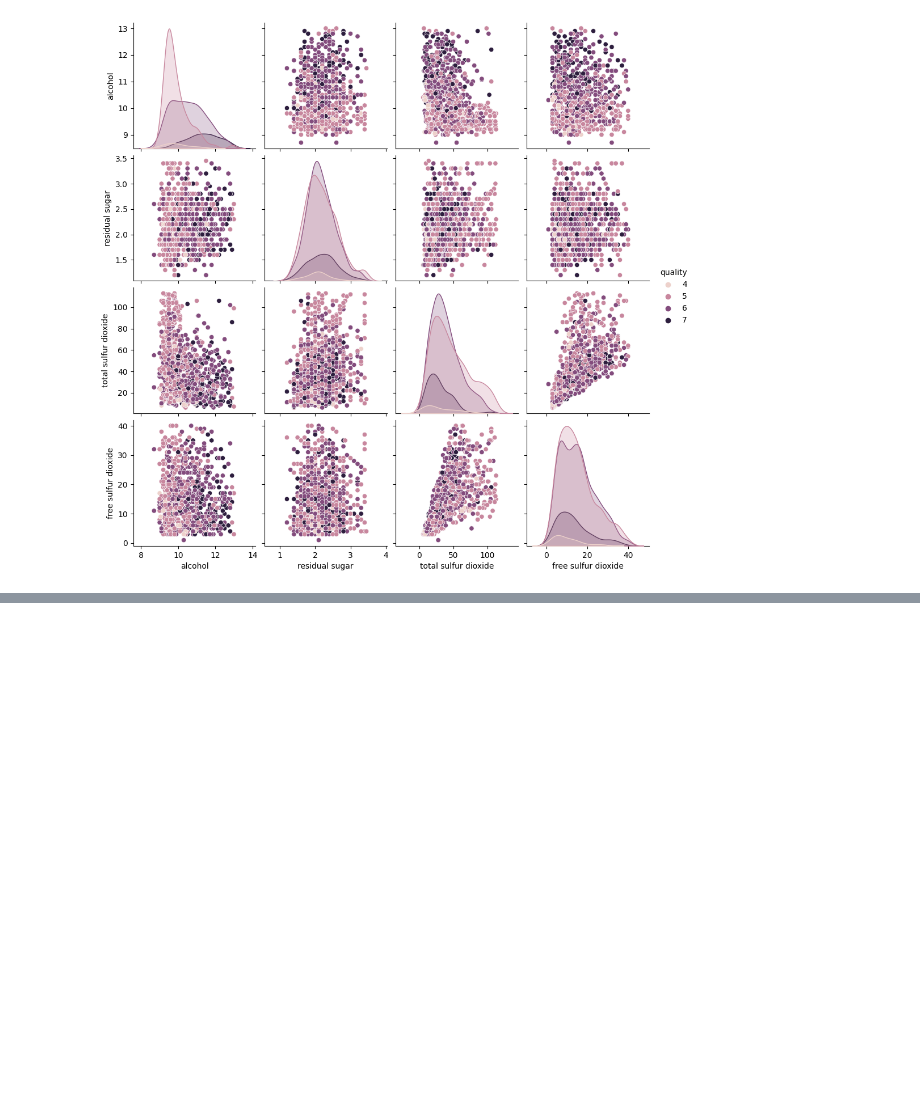
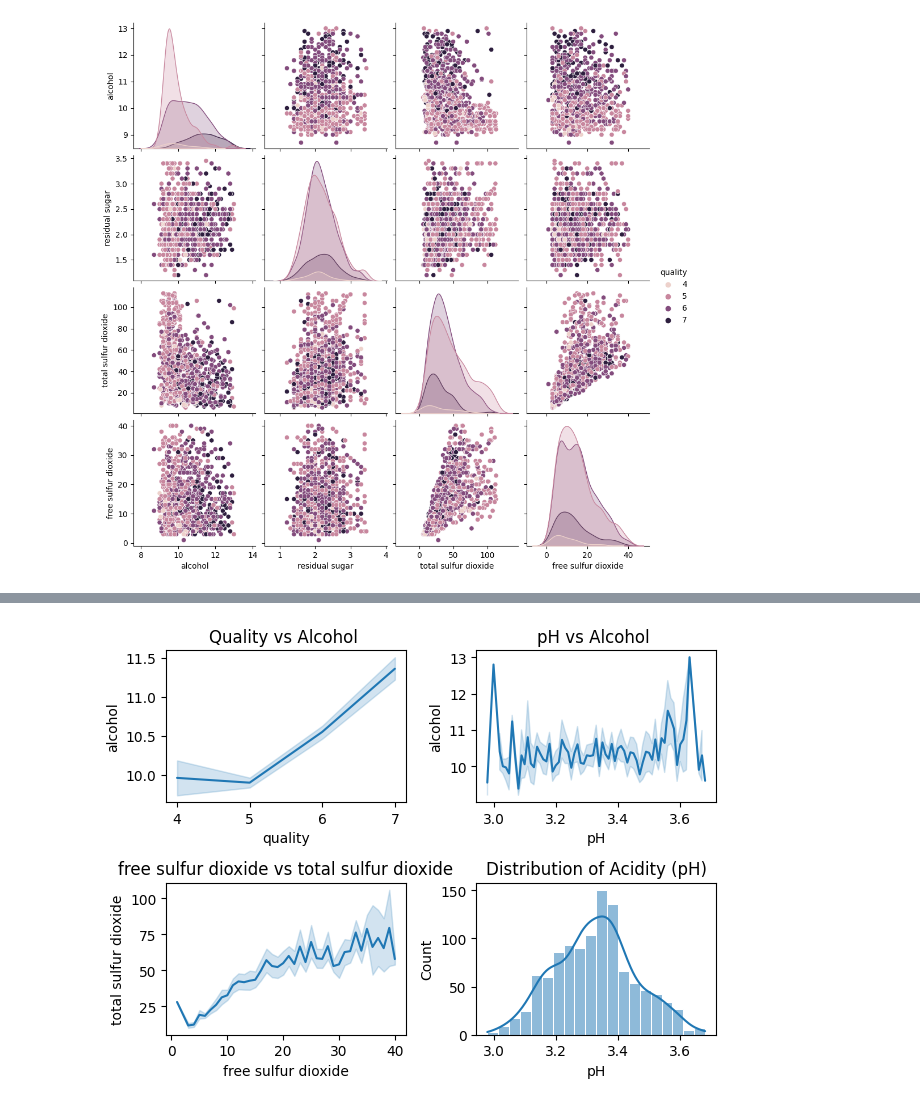
Before and after one commit to shyam007-srec/Sonar-Rock-vs-Mine-Prediction---Machine-Learning-Project, a Jupyter notebook: wine-preditction.ipynb, the cells around one changed output, grey strips where cells are left out. Cells and saved outputs as stored; diff of their text form; code cells hidden in the pictures; blank space fills up the shorter version.

```diff
--- a/wine-preditction.ipynb
+++ b/wine-preditction.ipynb
@@ -196,0 +229,23 @@ plt.show()
+# %%
+fig,ax = plt.subplots(2,2)
+
+sns.set_style('ticks')
+sns.lineplot(data=df, x="quality", y='alcohol', ax=ax[0,0])
+ax[0,0].set_title('Quality vs Alcohol ')
+
+
+
+sns.lineplot(data=df, x="pH", y='alcohol', ax=ax[0,1])
+ax[0,1].set_title('pH vs Alcohol ')
+
+
+sns.lineplot(data=df, x="free sulfur dioxide", y='total sulfur dioxide', ax=ax[1,0])
+ax[1,0].set_title('free sulfur dioxide vs total sulfur dioxide')
+
+sns.histplot(data=df['pH'], kde=True, ax=ax[1,1] , bins=20)
+ax[1,1].set_title('Distribution of Acidity (pH)')
+
+plt.tight_layout()
+plt.show()
+# %% [output]
+[figure, added]
```
Also changed, not shown: parts of 10 cells of this notebook.
